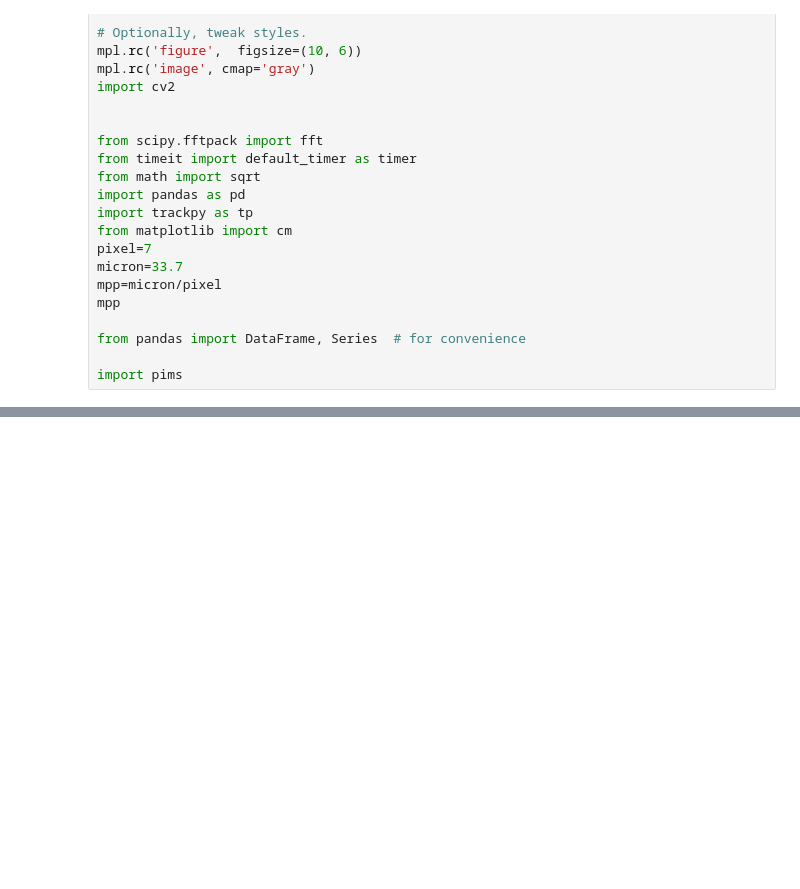
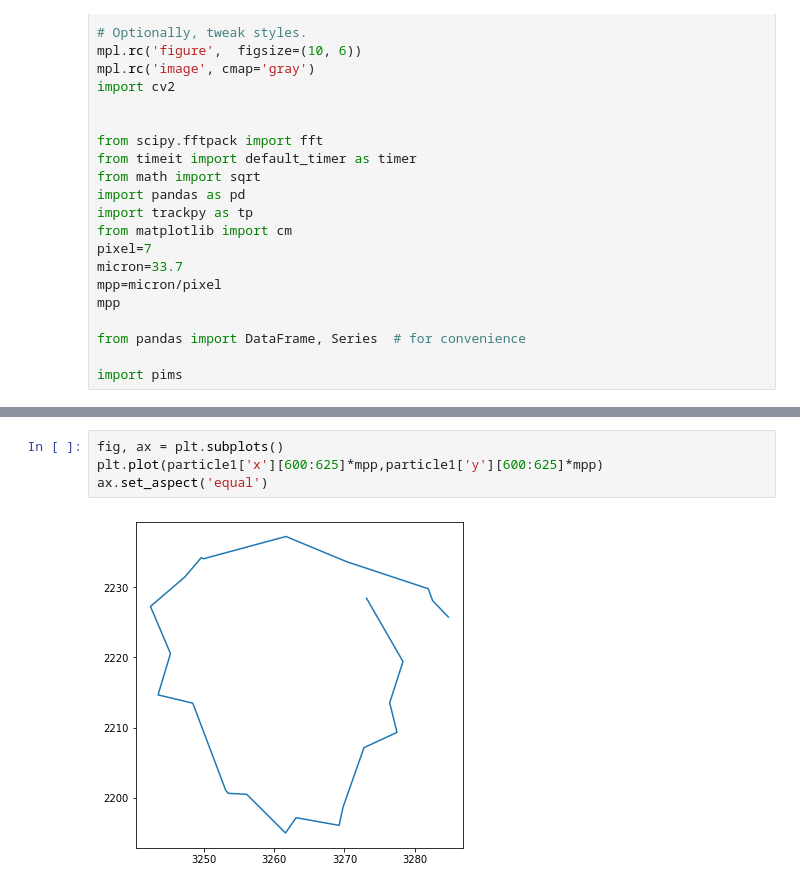
Before and after one commit to someoneinthecrowd/track-colloid-motion, a Jupyter notebook: analysis_data.ipynb, the cells around one changed output, grey strips where cells are left out. Cells and saved outputs as stored; diff of their text form; blank space fills up the shorter version.

```diff
--- a/analysis_data.ipynb
+++ b/analysis_data.ipynb
@@ -62,0 +84,6 @@ ax.set_aspect('equal')
+# %%
+fig, ax = plt.subplots()
+plt.plot(particle1['x'][600:625]*mpp,particle1['y'][600:625]*mpp)
+ax.set_aspect('equal')
+# %% [output]
+[figure, added]
```
Also changed, not shown: parts of 12 cells of this notebook.
